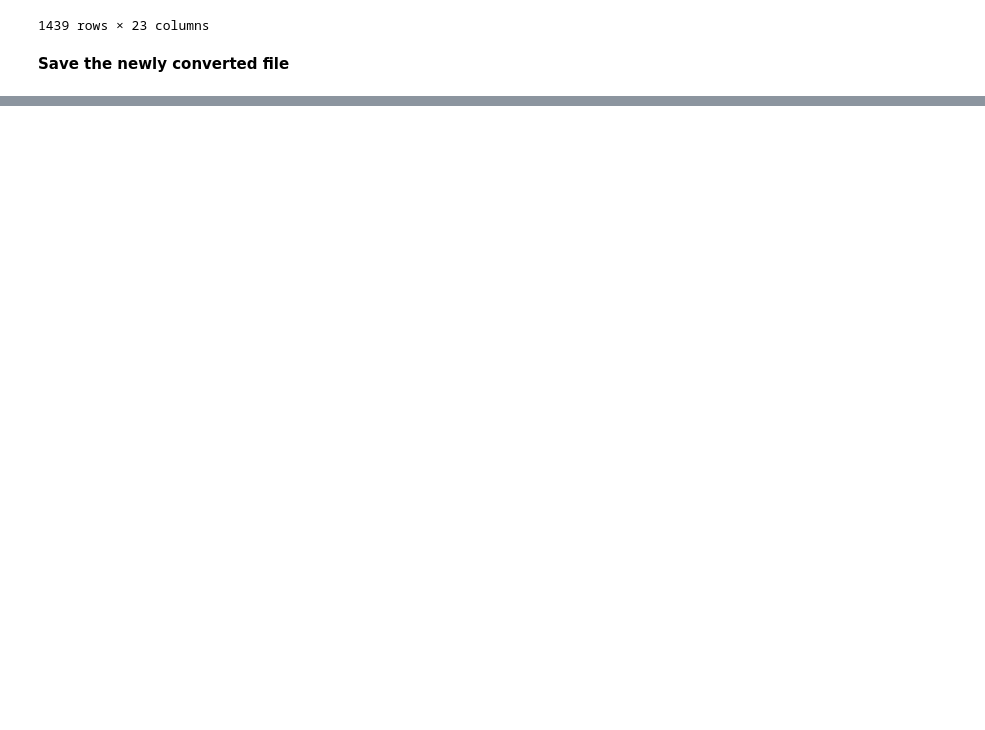
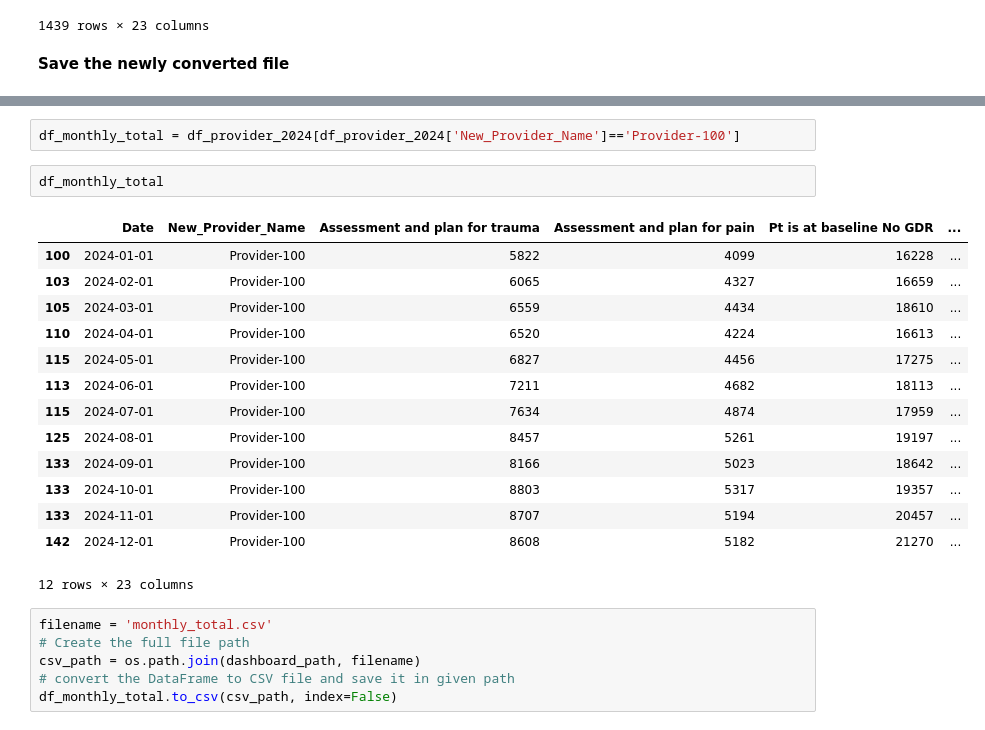
Before and after one commit to RenukaD13/FL_mental_health_providers, a Jupyter notebook: FL_mh_provider.ipynb, the cells around one changed output, grey strips where cells are left out. Saved outputs shown, nothing was run; the diff lists cells and outputs as text; blank space fills up the shorter version.

```diff
--- a/FL_mh_provider.ipynb
+++ b/FL_mh_provider.ipynb
@@ -255,0 +251,25 @@ df_provider_2024.to_csv(csv_path, index=False)
+# %%
+df_monthly_total = df_provider_2024[df_provider_2024['New_Provider_Name']=='Provider-100']
+# %%
+df_monthly_total
+# %% [output]
+|  | Date | New_Provider_Name | Assessment and plan for trauma | Assessment and plan for pain | Pt is at baseline No GDR | ... |
+| 100 | 2024-01-01 | Provider-100 | 5822 | 4099 | 16228 | ... |
+| 103 | 2024-02-01 | Provider-100 | 6065 | 4327 | 16659 | ... |
+| 105 | 2024-03-01 | Provider-100 | 6559 | 4434 | 18610 | ... |
+| 110 | 2024-04-01 | Provider-100 | 6520 | 4224 | 16613 | ... |
+| 115 | 2024-05-01 | Provider-100 | 6827 | 4456 | 17275 | ... |
+| 113 | 2024-06-01 | Provider-100 | 7211 | 4682 | 18113 | ... |
+| 115 | 2024-07-01 | Provider-100 | 7634 | 4874 | 17959 | ... |
+| 125 | 2024-08-01 | Provider-100 | 8457 | 5261 | 19197 | ... |
+| 133 | 2024-09-01 | Provider-100 | 8166 | 5023 | 18642 | ... |
+| 133 | 2024-10-01 | Provider-100 | 8803 | 5317 | 19357 | ... |
+| 133 | 2024-11-01 | Provider-100 | 8707 | 5194 | 20457 | ... |
+| 142 | 2024-12-01 | Provider-100 | 8608 | 5182 | 21270 | ... |
+12 rows × 23 columns
+# %%
+filename = 'monthly_total.csv'
+# Create the full file path
+csv_path = os.path.join(dashboard_path, filename)
+# convert the DataFrame to CSV file and save it in given path
+df_monthly_total.to_csv(csv_path, index=False)
```
Also changed, not shown: parts of 14 cells of this notebook, 3 other files.
